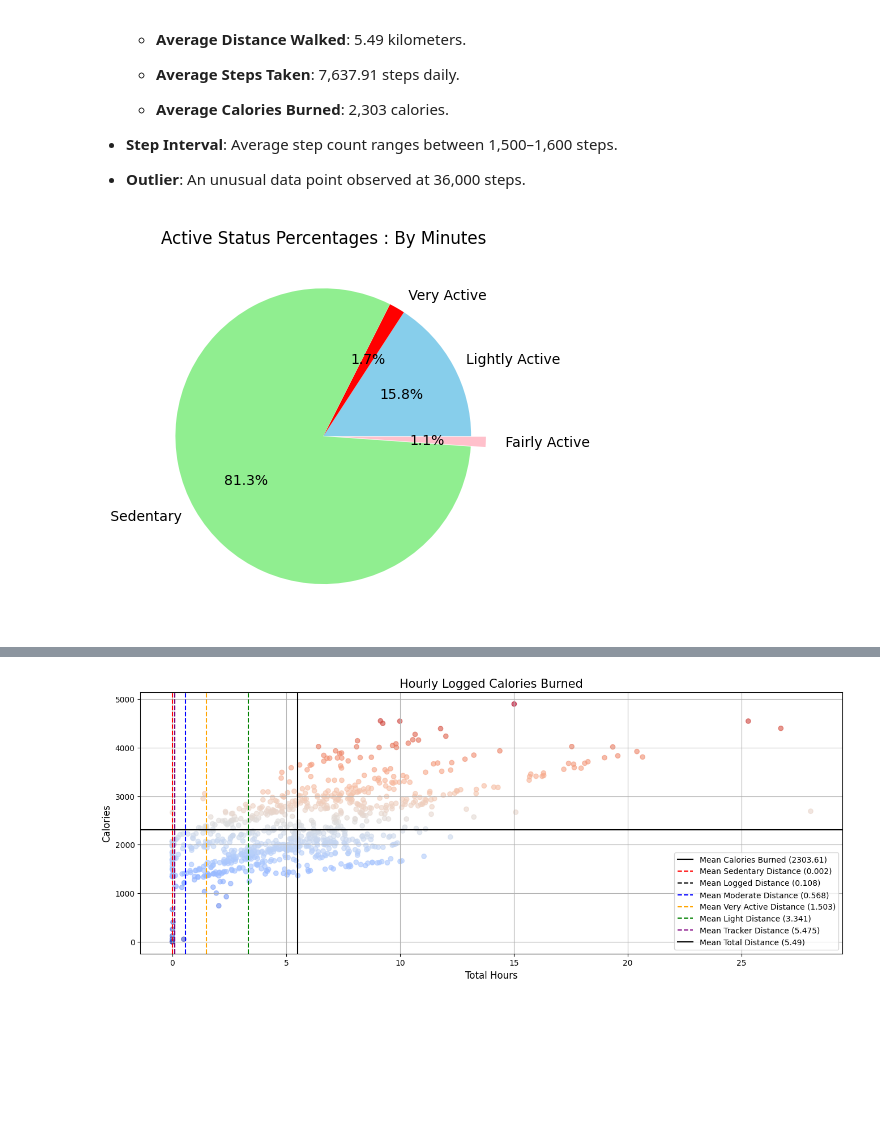
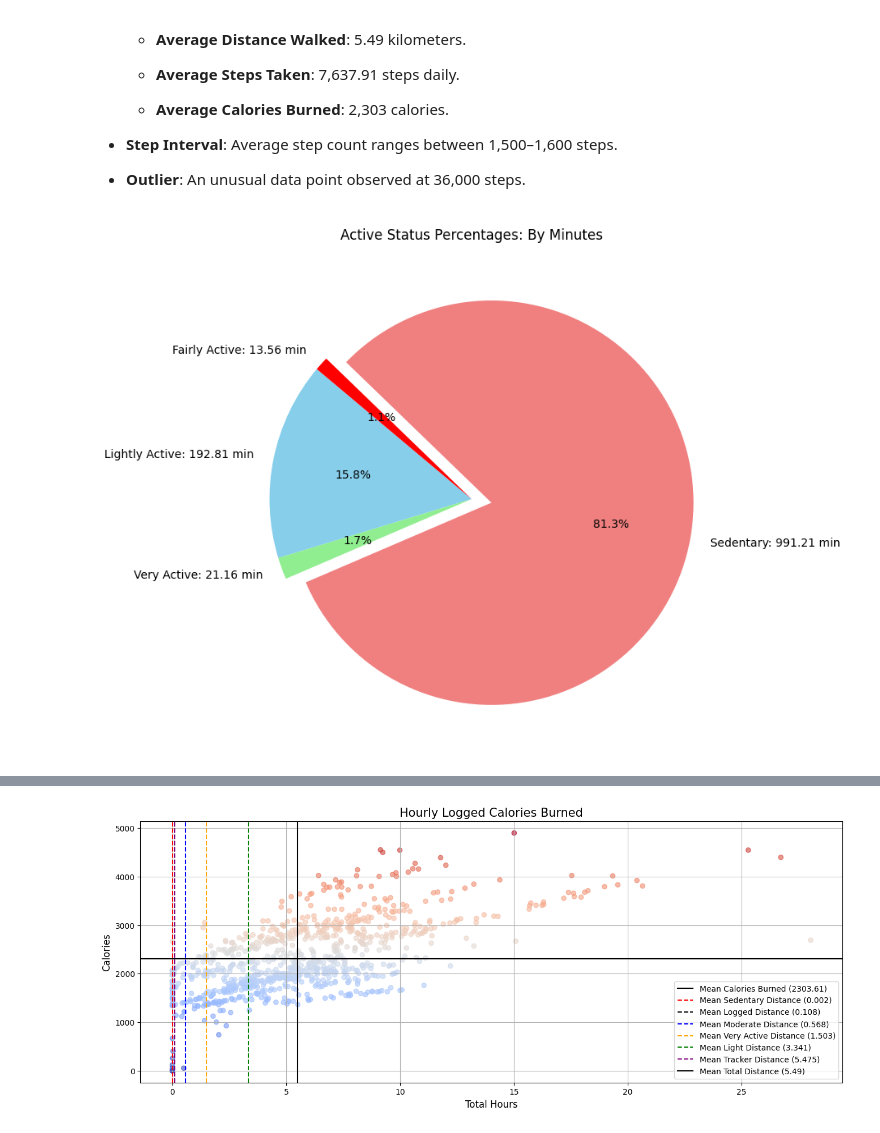
Before and after one commit to lyalldata/Data-Analysis-Portfolio, a Jupyter notebook: Python/BellaBeat/Bellabeat.ipynb, the cells around one changed output, grey strips where cells are left out. Drawn from its saved outputs; the diff is of its cells as text; code cells hidden in the pictures; blank space fills up the shorter version.

```diff
--- a/Python/BellaBeat/Bellabeat.ipynb
+++ b/Python/BellaBeat/Bellabeat.ipynb
@@ -745,20 +777,34 @@ The scatter plot paints a clear picture: the more steps a person takes, the more
 
 - **Outlier**: An unusual data point observed at 36,000 steps.
 # %%
-#viz 4
+#viz 5 : Active status by minutes
 L_active = df_2.LightlyActiveMinutes_x.sum()
 F_active = df_2.FairlyActiveMinutes_x.sum()
 V_active = df_2.VeryActiveMinutes_x.sum()
 S_active = df_2.SedentaryMinutes_x.sum()
 
-sections = [L_active, V_active, S_active , F_active]
-legend = ["Lightly Active"," Very Active"," Sedentary"," Fairly Active"]
-explode = [0,0,0,0.1]
-color = ['skyBlue','red', 'lightgreen', 'pink']
+sections = [L_active, V_active, S_active, F_active]
+labels = [
+    f"Lightly Active: {round(L_active / len(df_2), 2)} min",
+    f"Very Active: {round(V_active / len(df_2), 2)} min",
+    f"Sedentary: {round(S_active / len(df_2), 2)} min",
+    f"Fairly Active: {round(F_active / len(df_2), 2)} min"
+]
 
-plt.pie(sections, labels = legend, colors = color, explode = explode, autopct = "%1.1f%%")
-plt.title("Active Status Percentages : By Minutes")
+
+colors = [
+    'skyblue',   # Lightly Active
+    'lightgreen',       # Very Active
+    'lightcoral',  # Sedentary
+    'red'   # Fairly Active
+]
+
+explode = [0, 0, 0.1, 0]
+
+plt.figure(figsize=(8, 8))
+plt.pie(sections, labels=labels, colors=colors, explode=explode, autopct="%1.1f%%", startangle=140)
+plt.title("Active Status Percentages: By Minutes")
 
 plt.show()
 # %% [output]
-[figure, old version]
+[figure, new version]
```
Also changed, not shown: parts of 13 cells of this notebook.
